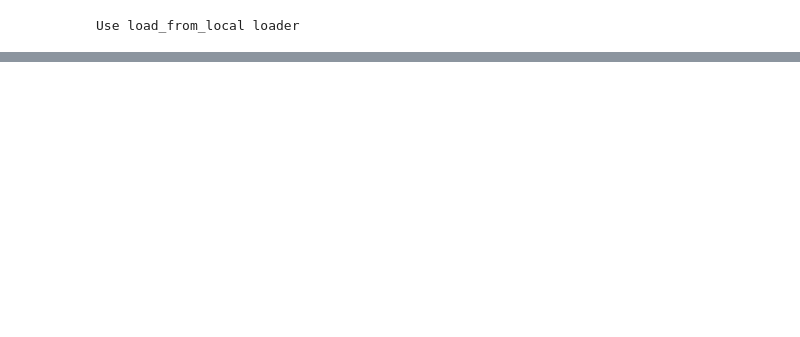
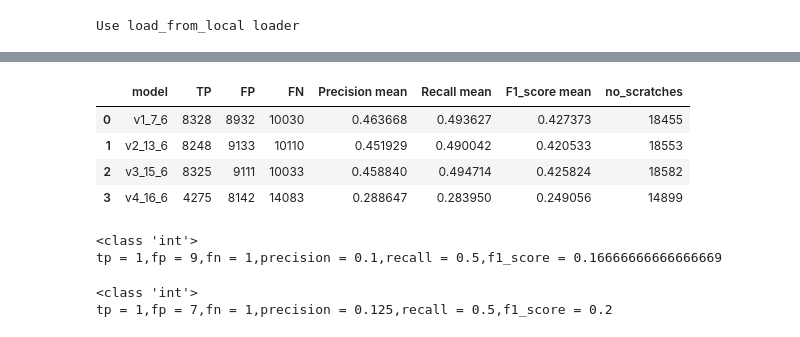
Before and after one commit to mtcld/CBNetV2, a Jupyter notebook: demo/damage_model_evaluation.ipynb, the cells around one changed output, grey strips where cells are left out. Drawn from its saved outputs; the diff is of its cells as text; code cells hidden in the pictures; blank space fills up the shorter version.

```diff
--- a/demo/damage_model_evaluation.ipynb
+++ b/demo/damage_model_evaluation.ipynb
@@ -75,0 +300,35 @@ pred_boxes[0]
+# %%
+eval_metrics_table = pd.read_csv('./output_data/eval_metrics.csv')
+eval_metrics_table
+# %% [output]
+|  | model | TP | FP | FN | Precision mean | Recall mean | F1_score mean | no_scratches |
+| 0 | v1_7_6 | 8328 | 8932 | 10030 | 0.463668 | 0.493627 | 0.427373 | 18455 |
+| 1 | v2_13_6 | 8248 | 9133 | 10110 | 0.451929 | 0.490042 | 0.420533 | 18553 |
+| 2 | v3_15_6 | 8325 | 9111 | 10033 | 0.458840 | 0.494714 | 0.425824 | 18582 |
+| 3 | v4_16_6 | 4275 | 8142 | 14083 | 0.288647 | 0.283950 | 0.249056 | 14899 |
+# %%
+demo_img = test_data['images'][0]
+img_shape = [demo_img['width'], demo_img['height']]
+img_id = demo_img['id']
+print(type(img_id))
+pred_boxes = pred_data[str(img_id)]['bboxes']
+
+gt_boxes = [ann['bbox'] for ann in img_to_anns[int(img_id)]]
+tp,fp,fn,p,r,f1=compute_eval_metrics(pred_boxes,gt_boxes)
+print('tp = {},fp = {},fn = {},precision = {},recall = {},f1_score = {}'.format(tp,fp,fn,p,r,f1))
+# %% [output]
+<class 'int'>
+tp = 1,fp = 9,fn = 1,precision = 0.1,recall = 0.5,f1_score = 0.16666666666666669
+# %%
+demo_img = test_data['images'][0]
+img_shape = [demo_img['width'], demo_img['height']]
+img_id = demo_img['id']
+print(type(img_id))
+pred_boxes = pred_data_v2[str(img_id)]['bboxes']
+
+gt_boxes = [ann['bbox'] for ann in img_to_anns[int(img_id)]]
+tp,fp,fn,p,r,f1=compute_eval_metrics(pred_boxes,gt_boxes)
+print('tp = {},fp = {},fn = {},precision = {},recall = {},f1_score = {}'.format(tp,fp,fn,p,r,f1))
+# %% [output]
+<class 'int'>
+tp = 1,fp = 7,fn = 1,precision = 0.125,recall = 0.5,f1_score = 0.2
```
Also changed, not shown: parts of 32 cells of this notebook, 16 other files.
